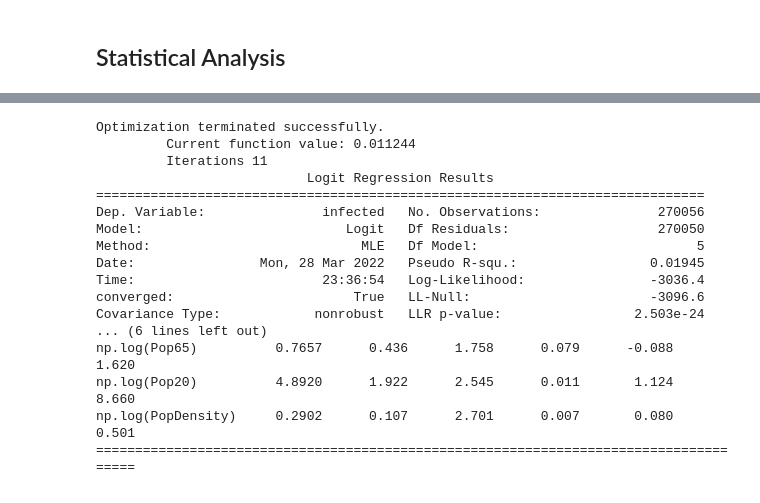
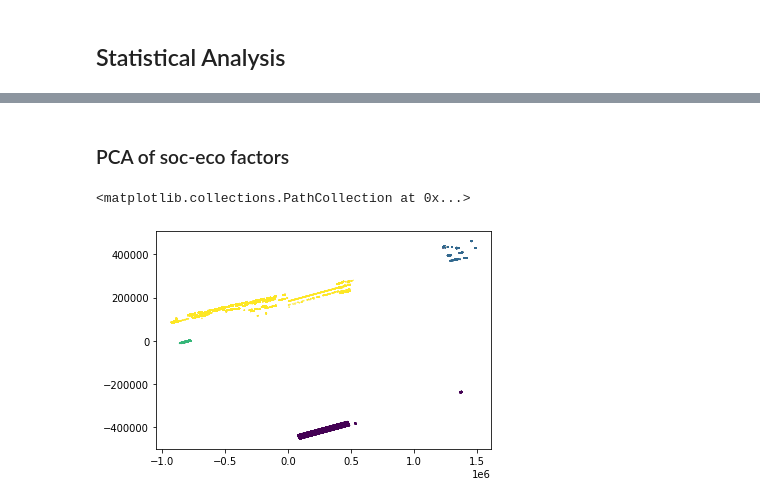
Before and after one commit to dauvillc/covid-19-switzerland, a Jupyter notebook: scripts/contact_matrices.ipynb, the cells around one changed output, grey strips where cells are left out. Saved outputs shown, nothing was run; the diff lists cells and outputs as text; code cells hidden in the pictures.

Commit message:
Soc/eco PCA + Clustering

```diff
--- a/scripts/contact_matrices.ipynb
+++ b/scripts/contact_matrices.ipynb
@@ -501,3 +513,5 @@ soc_eco_df = soc_eco_df.rename({'PopDensitiyPer_km²':'PopDensity', 'TotSurfaceP
+# %%
+soc_eco_df = soc_eco_df.drop('SocialSecurityRate', axis=1)
 # %% [markdown]
 ### Discarding the geographical features
 The data includes some variables that give geographical information about the individuals. This information is necessarily correlated with the
@@ -579,21 +576,6 @@ std_data['infected'] = soc_eco_df['infected']
-# %%
-glm = smf.logit(formula="infected ~ sex_f + age + np.log(Pop65) + np.log(Pop20) + np.log(PopDensity)", data=std_data).fit()
-print(glm.summary())
-# %% [output]
-Optimization terminated successfully.
-         Current function value: 0.011244
-         Iterations 11
-                           Logit Regression Results
-==============================================================================
-Dep. Variable:               infected   No. Observations:               270056
-Model:                          Logit   Df Residuals:                   270050
-Method:                           MLE   Df Model:                            5
-Date:                Mon, 28 Mar 2022   Pseudo R-squ.:                 0.01945
-Time:                        23:36:54   Log-Likelihood:                -3036.4
-converged:                       True   LL-Null:                       -3096.6
-Covariance Type:            nonrobust   LLR p-value:                 2.503e-24
-... (6 lines left out)
-np.log(Pop65)          0.7657      0.436      1.758      0.079      -0.088       1.620
-np.log(Pop20)          4.8920      1.922      2.545      0.011       1.124       8.660
-np.log(PopDensity)     0.2902      0.107      2.701      0.007       0.080       0.501
-======================================================================================
+# %%
+# Drops the 'infected' column as this isn't our predicted variable here
+infected = soc_eco_df['infected']
+soc_eco_df = soc_eco_df.drop('infected', axis=1)
+# %% [markdown]
+### PCA of soc-eco factors
@@ -599,0 +585,15 @@ np.log(PopDensity)     0.2902      0.107      2.701      0.007       0.080
+# %%
+# Performs PCA onto the soc/eco features to reduce them to 2d
+soc_eco_pca = PCA(n_components=2)
+soc_eco_pca.fit(soc_eco_df)
+pca_transform = soc_eco_pca.transform(soc_eco_df)
+
+# Applies GMM clustering to better visualize the clusters and use
+# them for further analysis
+pca_gmm = GaussianMixture(n_components=4, random_state=42).fit(pca_transform)
+pca_clusters = pca_gmm.predict(pca_transform)
+# %%
+plt.scatter(pca_transform[:, 0], pca_transform[:, 1], c=pca_clusters, s=0.1)
+# %% [output]
+<matplotlib.collections.PathCollection at 0x...>
+[figure, added]
```
Also changed, not shown: parts of 10 cells of this notebook.
